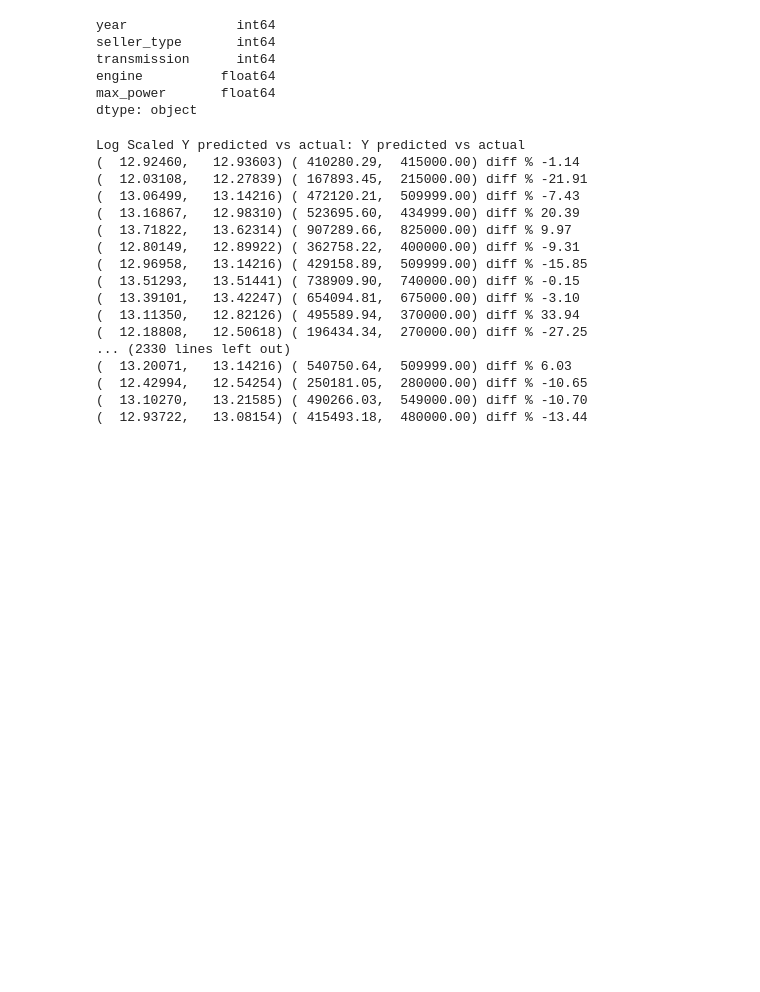
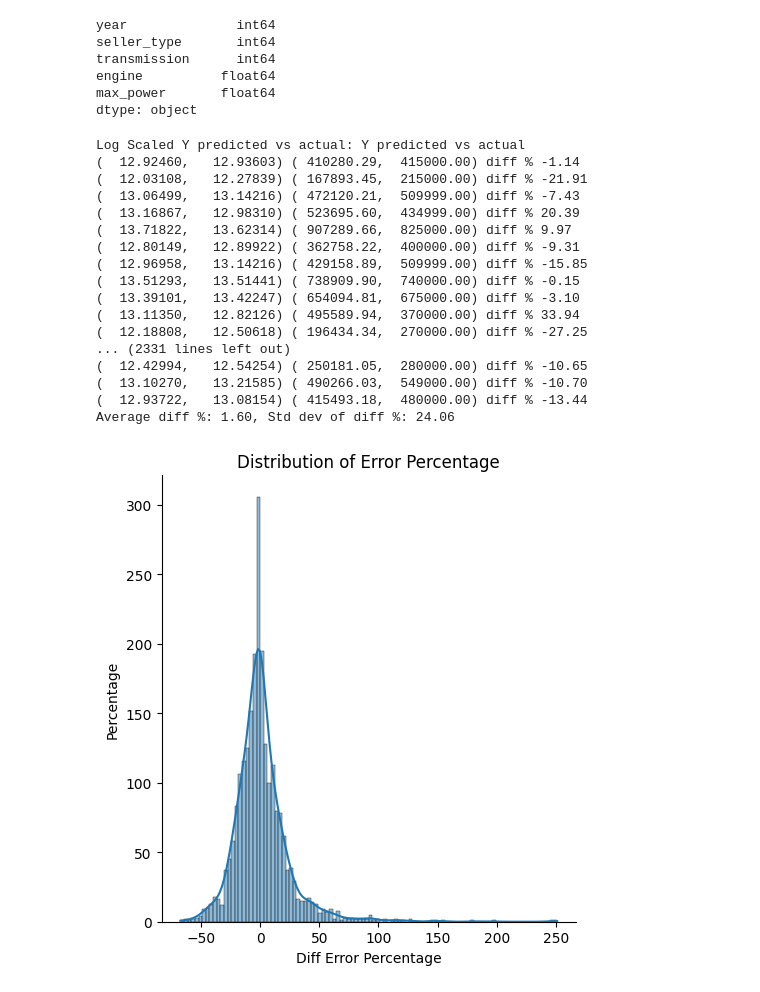
Before and after one commit to sushmi/classroom, a Jupyter notebook: notebooks/A1 - Predicting Car Prices.ipynb, the cells around one changed output. Drawn from its saved outputs; the diff is of its cells as text; code cells hidden in the pictures; blank space fills up the shorter version.

```diff
--- a/notebooks/A1 - Predicting Car Prices.ipynb
+++ b/notebooks/A1 - Predicting Car Prices.ipynb
@@ -1022,9 +1023,11 @@ max_power       float64
 dtype: object
 # %%
 print ("Log Scaled Y predicted vs actual: Y predicted vs actual")
+diffs = [] # to store percentage diffs
 for idx, row in X_test.iterrows():
     sample = row.values.reshape(1, -1)  # shape (1, n_features) for prediction
-    log_pred_y = loaded_model.predict(sample)
+    log_pred_y = loaded_model.predict(sample) #predicts with best estimator
+
     # print("Log Scaled Y predicted vs actual:", log_pred_y, ",", y_test.loc[idx])
     pred_y = np.exp(log_pred_y)  #reverting the logarithmic scaling
     y = np.exp(y_test.loc[idx])
@@ -1041,8 +1044,12 @@ for idx, row in X_test.iterrows():
     """
     pred_y_scalar = pred_y.item() if hasattr(pred_y, "item") else float(pred_y)
     y_scalar = y.item() if hasattr(y, "item") else float(y)
-    diff[] = (pred_y_scalar - y_scalar) / y_scalar * 100
+    diff = (pred_y_scalar - y_scalar) / y_scalar * 100
+    diffs.append(diff)
     print(f"({log_pred_y[0]:10.5f}, {y_test.loc[idx]:10.5f}) ({pred_y_scalar:10.2f}, {y_scalar:10.2f}) diff % {diff:3.2f}")
+
+
+print(f"Average diff %: {np.mean(diffs):3.2f}, Std dev of diff %: {np.std(diffs):3.2f}")
 # %% [output]
 Log Scaled Y predicted vs actual: Y predicted vs actual
 (  12.92460,   12.93603) ( 410280.29,  415000.00) diff % -1.14
@@ -1056,8 +1063,16 @@ Log Scaled Y predicted vs actual: Y predicted vs actual
 (  13.39101,   13.42247) ( 654094.81,  675000.00) diff % -3.10
 (  13.11350,   12.82126) ( 495589.94,  370000.00) diff % 33.94
 (  12.18808,   12.50618) ( 196434.34,  270000.00) diff % -27.25
-... (2330 lines left out)
-(  13.20071,   13.14216) ( 540750.64,  509999.00) diff % 6.03
+... (2331 lines left out)
 (  12.42994,   12.54254) ( 250181.05,  280000.00) diff % -10.65
 (  13.10270,   13.21585) ( 490266.03,  549000.00) diff % -10.70
 (  12.93722,   13.08154) ( 415493.18,  480000.00) diff % -13.44
+Average diff %: 1.60, Std dev of diff %: 24.06
+# %%
+sns.displot(data = diffs, kde=True) #has long tail
+plt.title('Distribution of Error Percentage')
+plt.xlabel('Diff Error Percentage')
+plt.ylabel('Percentage')
+plt.show()
+# %% [output]
+[figure, added]
```
Also changed, not shown: parts of 11 cells of this notebook, 1 other file.
